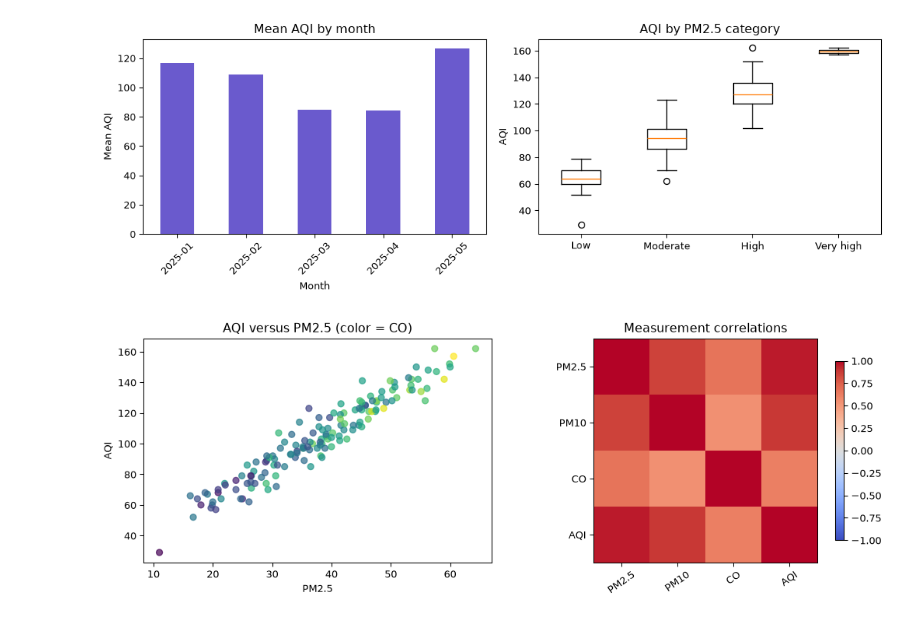
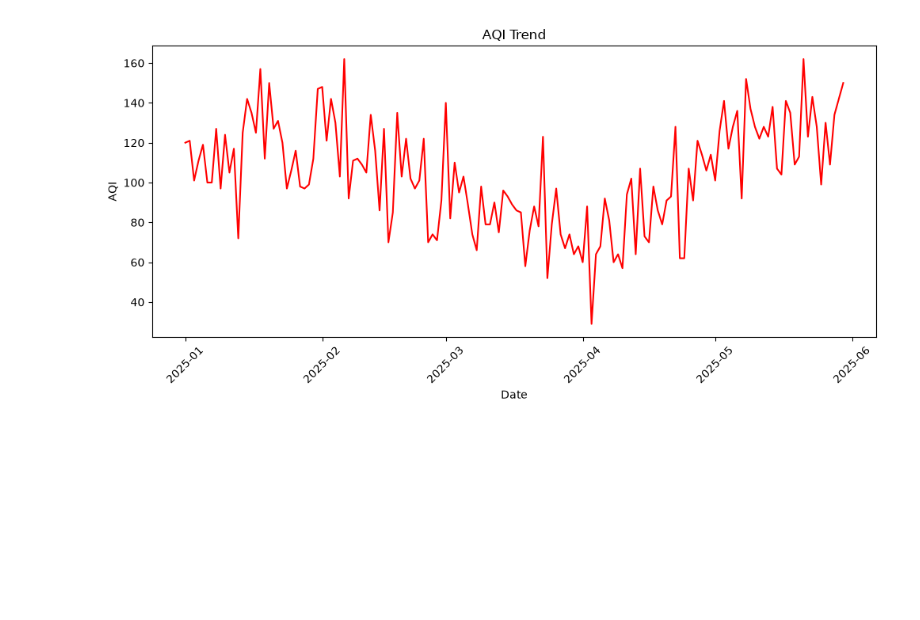
Before and after one commit to AlbatrossC/sppu-academics, a Jupyter notebook: sppucodes/answers/dmv/11_air_quality_visualization.ipynb, the cells around one changed output. Cells and saved outputs as stored; diff of their text form; code cells hidden in the pictures; blank space fills up the shorter version.

```diff
--- a/sppucodes/answers/dmv/11_air_quality_visualization.ipynb
+++ b/sppucodes/answers/dmv/11_air_quality_visualization.ipynb
@@ -5,10 +9,14 @@
 # %%
-import numpy as np
 import pandas as pd
 import matplotlib.pyplot as plt
 
-air = pd.read_csv("City_Air_Quality.csv", parse_dates=["Date"])
-print("Shape:", air.shape)
-print(air.head().to_string(index=False))
-print(air[["PM2.5", "PM10", "CO", "AQI"]].describe().round(2).to_string())
+df = pd.read_csv("City_Air_Quality.csv")
+df["Date"] = pd.to_datetime(df["Date"])
+
+print(df.head())
+df.info()
+print("Missing Values:")
+print(df.isnull().sum())
+print("\nSummary:")
+print(df[["PM2.5", "PM10", "CO", "AQI"]].describe())
 # %% [output]
@@ -44,32 +40,12 @@ plt.show()
-# %%
-# Compare monthly AQI and AQI distributions across PM2.5 categories.
-air["Month"] = air["Date"].dt.to_period("M").astype(str)
-fig, axes = plt.subplots(1, 2, figsize=(11, 4))
-air.groupby("Month")["AQI"].mean().plot.bar(ax=axes[0], color="slateblue", title="Mean AQI by month")
-axes[0].set_ylabel("Mean AQI")
-axes[0].tick_params(axis="x", rotation=45)
-air["PM25Band"] = pd.cut(air["PM2.5"], bins=[0, 25, 40, 60, np.inf], labels=["Low", "Moderate", "High", "Very high"])
-bands = [(label, air.loc[air["PM25Band"] == label, "AQI"]) for label in air["PM25Band"].cat.categories]
-bands = [(label, values) for label, values in bands if not values.empty]
-axes[1].boxplot([values for _, values in bands], tick_labels=[label for label, _ in bands])
-axes[1].set_title("AQI by PM2.5 category")
-axes[1].set_ylabel("AQI")
-plt.tight_layout()
-plt.show()
-# %% [output]
-[figure, removed]
-# %%
-# Explore the relationship between particulate matter and AQI.
-fig, axes = plt.subplots(1, 2, figsize=(11, 4))
-axes[0].scatter(air["PM2.5"], air["AQI"], c=air["CO"], cmap="viridis", alpha=0.7)
-axes[0].set(xlabel="PM2.5", ylabel="AQI", title="AQI versus PM2.5 (color = CO)")
-correlation = air[["PM2.5", "PM10", "CO", "AQI"]].corr()
-image = axes[1].imshow(correlation, cmap="coolwarm", vmin=-1, vmax=1)
-axes[1].set_xticks(range(4), correlation.columns, rotation=35)
-axes[1].set_yticks(range(4), correlation.columns)
-axes[1].set_title("Measurement correlations")
-fig.colorbar(image, ax=axes[1], shrink=0.8)
-plt.tight_layout()
-plt.show()
-# %% [output]
-[figure, removed]
+# %%
+# AQI trend
+plt.figure(figsize=(10, 5))
+plt.plot(df["Date"], df["AQI"], color="red")
+plt.title("AQI Trend")
+plt.xlabel("Date")
+plt.ylabel("AQI")
+plt.xticks(rotation=45)
+plt.tight_layout()
+plt.show()
+# %% [output]
+[figure, added]
```
Also changed, not shown: parts of 8 cells of this notebook, 10 other files.
